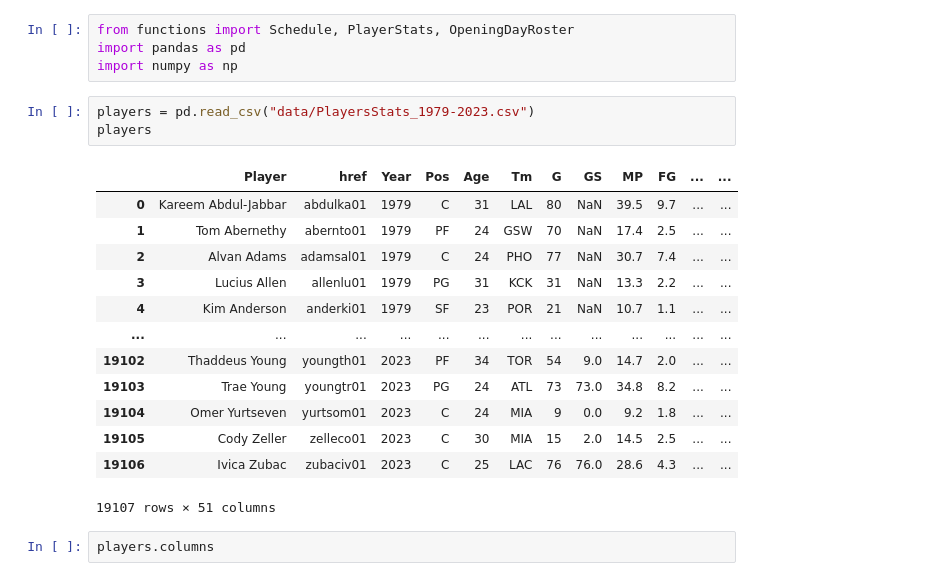
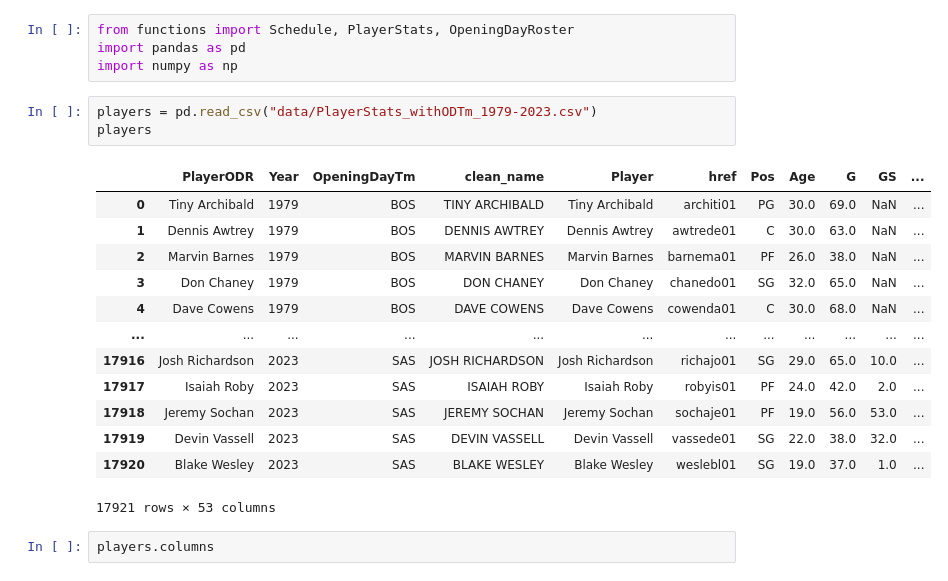
Before and after one commit to martinbog19/balling-on-the-edge, a Jupyter notebook: players_analysis.ipynb, the cells around one changed output. Drawn from its saved outputs; the diff is of its cells as text.

```diff
--- a/players_analysis.ipynb
+++ b/players_analysis.ipynb
@@ -5,22 +5,22 @@ from functions import Schedule, PlayerStats, OpeningDayRoster
 import pandas as pd
 import numpy as np
 # %%
-players = pd.read_csv("data/PlayersStats_1979-2023.csv")
+players = pd.read_csv("data/PlayerStats_withODTm_1979-2023.csv")
 players
 # %% [output]
-|  | Player | href | Year | Pos | Age | Tm | G | GS | MP | FG | ... | ... |
-| 0 | Kareem Abdul-Jabbar | abdulka01 | 1979 | C | 31 | LAL | 80 | NaN | 39.5 | 9.7 | ... | ... |
-| 1 | Tom Abernethy | abernto01 | 1979 | PF | 24 | GSW | 70 | NaN | 17.4 | 2.5 | ... | ... |
-| 2 | Alvan Adams | adamsal01 | 1979 | C | 24 | PHO | 77 | NaN | 30.7 | 7.4 | ... | ... |
-| 3 | Lucius Allen | allenlu01 | 1979 | PG | 31 | KCK | 31 | NaN | 13.3 | 2.2 | ... | ... |
-| 4 | Kim Anderson | anderki01 | 1979 | SF | 23 | POR | 21 | NaN | 10.7 | 1.1 | ... | ... |
-| ... | ... | ... | ... | ... | ... | ... | ... | ... | ... | ... | ... | ... |
-| 19102 | Thaddeus Young | youngth01 | 2023 | PF | 34 | TOR | 54 | 9.0 | 14.7 | 2.0 | ... | ... |
-| 19103 | Trae Young | youngtr01 | 2023 | PG | 24 | ATL | 73 | 73.0 | 34.8 | 8.2 | ... | ... |
-| 19104 | Omer Yurtseven | yurtsom01 | 2023 | C | 24 | MIA | 9 | 0.0 | 9.2 | 1.8 | ... | ... |
-| 19105 | Cody Zeller | zelleco01 | 2023 | C | 30 | MIA | 15 | 2.0 | 14.5 | 2.5 | ... | ... |
-| 19106 | Ivica Zubac | zubaciv01 | 2023 | C | 25 | LAC | 76 | 76.0 | 28.6 | 4.3 | ... | ... |
+|  | PlayerODR | Year | OpeningDayTm | clean_name | Player | href | Pos | Age | G | GS | ... |
+| 0 | Tiny Archibald | 1979 | BOS | TINY ARCHIBALD | Tiny Archibald | architi01 | PG | 30.0 | 69.0 | NaN | ... |
+| 1 | Dennis Awtrey | 1979 | BOS | DENNIS AWTREY | Dennis Awtrey | awtrede01 | C | 30.0 | 63.0 | NaN | ... |
+| 2 | Marvin Barnes | 1979 | BOS | MARVIN BARNES | Marvin Barnes | barnema01 | PF | 26.0 | 38.0 | NaN | ... |
+| 3 | Don Chaney | 1979 | BOS | DON CHANEY | Don Chaney | chanedo01 | SG | 32.0 | 65.0 | NaN | ... |
+| 4 | Dave Cowens | 1979 | BOS | DAVE COWENS | Dave Cowens | cowenda01 | C | 30.0 | 68.0 | NaN | ... |
+| ... | ... | ... | ... | ... | ... | ... | ... | ... | ... | ... | ... |
+| 17916 | Josh Richardson | 2023 | SAS | JOSH RICHARDSON | Josh Richardson | richajo01 | SG | 29.0 | 65.0 | 10.0 | ... |
+| 17917 | Isaiah Roby | 2023 | SAS | ISAIAH ROBY | Isaiah Roby | robyis01 | PF | 24.0 | 42.0 | 2.0 | ... |
+| 17918 | Jeremy Sochan | 2023 | SAS | JEREMY SOCHAN | Jeremy Sochan | sochaje01 | PF | 19.0 | 56.0 | 53.0 | ... |
+| 17919 | Devin Vassell | 2023 | SAS | DEVIN VASSELL | Devin Vassell | vassede01 | SG | 22.0 | 38.0 | 32.0 | ... |
+| 17920 | Blake Wesley | 2023 | SAS | BLAKE WESLEY | Blake Wesley | weslebl01 | SG | 19.0 | 37.0 | 1.0 | ... |
-19107 rows × 51 columns
+17921 rows × 53 columns
 # %%
 players.columns
 # %% [output]
```
Also changed, not shown: parts of 10 cells of this notebook.
